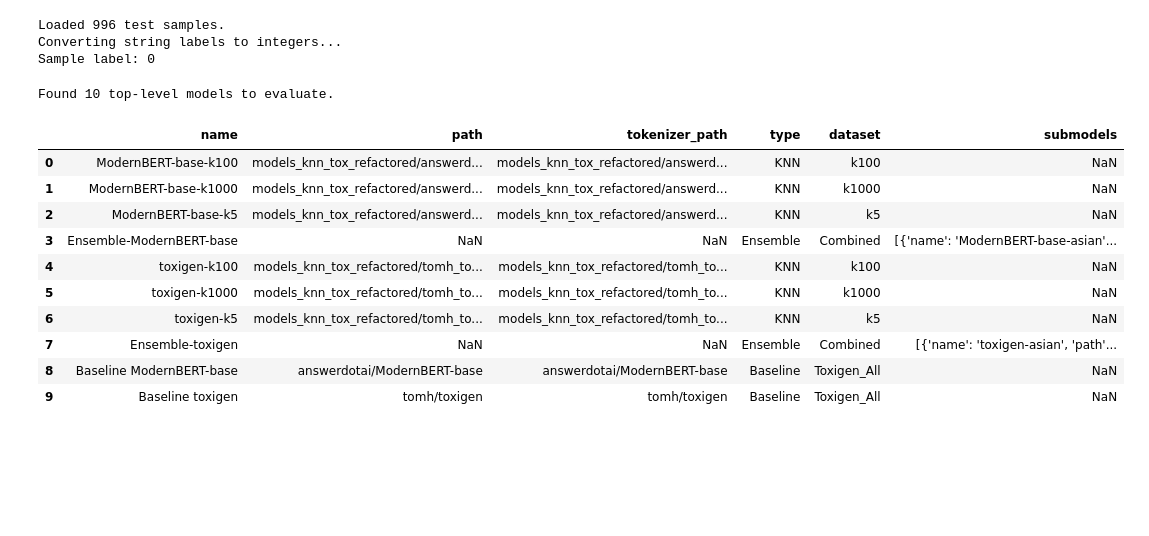
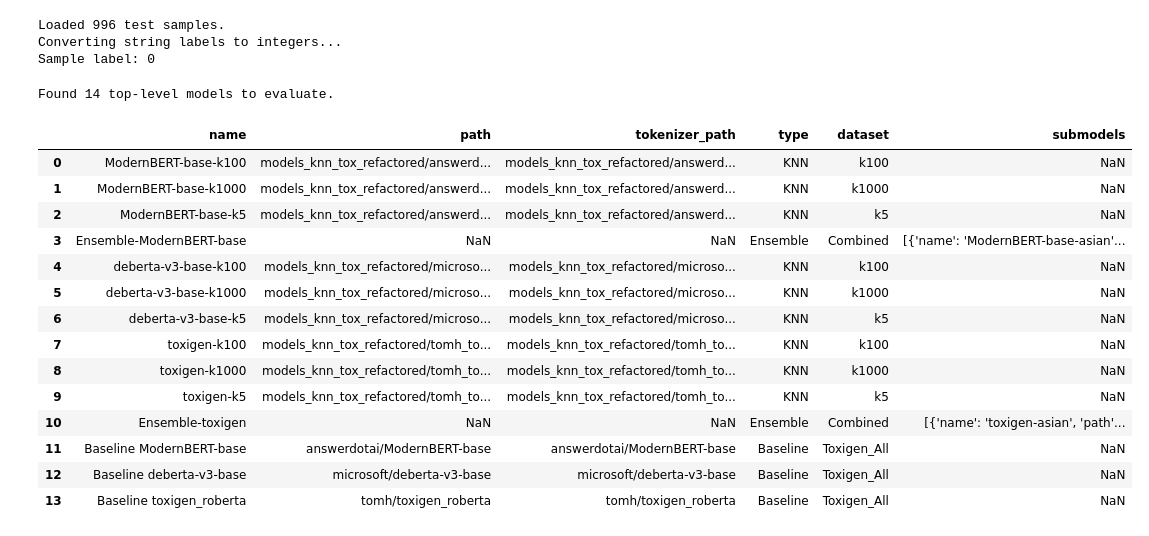
Before and after one commit to alex-dias/modernbert-hs, a Jupyter notebook: performance_test.ipynb, the cells around one changed output. Drawn from its saved outputs; the diff is of its cells as text; code cells hidden in the pictures; blank space fills up the shorter version.

```diff
--- a/performance_test.ipynb
+++ b/performance_test.ipynb
@@ -157,42 +157,45 @@ for folder in os.listdir(base_dir):
                     ensemble_submodels.append(get_model_paths(path_ensemble, d, "EnsembleSub", model_name))
 
         if ensemble_submodels:
             models_to_eval.append({
                 "name": f"Ensemble-{model_name}",
                 "type": "Ensemble",
                 "dataset": "Combined",
                 "submodels": ensemble_submodels
             })
 
 # 3. Baseline (ModernBERT-base)
 for folder in os.listdir(base_dir):
-    parent = folder.split("_")[0]
-    model = folder.split("_")[1]
+    parent, model = folder.split("_", 1)
     model_path = parent + "/" + model
 
     models_to_eval.append({
         "name": f"Baseline {model}",
         "path": model_path,
         "tokenizer_path": model_path,
         "type": "Baseline",
         "dataset": "Toxigen_All"
     })
 
 print(f"Found {len(models_to_eval)} top-level models to evaluate.")
 pd.DataFrame(models_to_eval)
 # %% [output]
-Found 10 top-level models to evaluate.
+Found 14 top-level models to evaluate.
 |  | name | path | tokenizer_path | type | dataset | submodels |
 | 0 | ModernBERT-base-k100 | models_knn_tox_refactored/answerd... | models_knn_tox_refactored/answerd... | KNN | k100 | NaN |
 | 1 | ModernBERT-base-k1000 | models_knn_tox_refactored/answerd... | models_knn_tox_refactored/answerd... | KNN | k1000 | NaN |
 | 2 | ModernBERT-base-k5 | models_knn_tox_refactored/answerd... | models_knn_tox_refactored/answerd... | KNN | k5 | NaN |
 | 3 | Ensemble-ModernBERT-base | NaN | NaN | Ensemble | Combined | [{'name': 'ModernBERT-base-asian'... |
-| 4 | toxigen-k100 | models_knn_tox_refactored/tomh_to... | models_knn_tox_refactored/tomh_to... | KNN | k100 | NaN |
-| 5 | toxigen-k1000 | models_knn_tox_refactored/tomh_to... | models_knn_tox_refactored/tomh_to... | KNN | k1000 | NaN |
-| 6 | toxigen-k5 | models_knn_tox_refactored/tomh_to... | models_knn_tox_refactored/tomh_to... | KNN | k5 | NaN |
-| 7 | Ensemble-toxigen | NaN | NaN | Ensemble | Combined | [{'name': 'toxigen-asian', 'path'... |
-| 8 | Baseline ModernBERT-base | answerdotai/ModernBERT-base | answerdotai/ModernBERT-base | Baseline | Toxigen_All | NaN |
-| 9 | Baseline toxigen | tomh/toxigen | tomh/toxigen | Baseline | Toxigen_All | NaN |
+| 4 | deberta-v3-base-k100 | models_knn_tox_refactored/microso... | models_knn_tox_refactored/microso... | KNN | k100 | NaN |
+| 5 | deberta-v3-base-k1000 | models_knn_tox_refactored/microso... | models_knn_tox_refactored/microso... | KNN | k1000 | NaN |
+| 6 | deberta-v3-base-k5 | models_knn_tox_refactored/microso... | models_knn_tox_refactored/microso... | KNN | k5 | NaN |
+| 7 | toxigen-k100 | models_knn_tox_refactored/tomh_to... | models_knn_tox_refactored/tomh_to... | KNN | k100 | NaN |
+| 8 | toxigen-k1000 | models_knn_tox_refactored/tomh_to... | models_knn_tox_refactored/tomh_to... | KNN | k1000 | NaN |
+| 9 | toxigen-k5 | models_knn_tox_refactored/tomh_to... | models_knn_tox_refactored/tomh_to... | KNN | k5 | NaN |
+| 10 | Ensemble-toxigen | NaN | NaN | Ensemble | Combined | [{'name': 'toxigen-asian', 'path'... |
+| 11 | Baseline ModernBERT-base | answerdotai/ModernBERT-base | answerdotai/ModernBERT-base | Baseline | Toxigen_All | NaN |
+| 12 | Baseline deberta-v3-base | microsoft/deberta-v3-base | microsoft/deberta-v3-base | Baseline | Toxigen_All | NaN |
+| 13 | Baseline toxigen_roberta | tomh/toxigen_roberta | tomh/toxigen_roberta | Baseline | Toxigen_All | NaN |
 # %%
 # Evaluation Loop
 results_list = []
```
Also changed, not shown: parts of 3 cells of this notebook, 1 other file.
